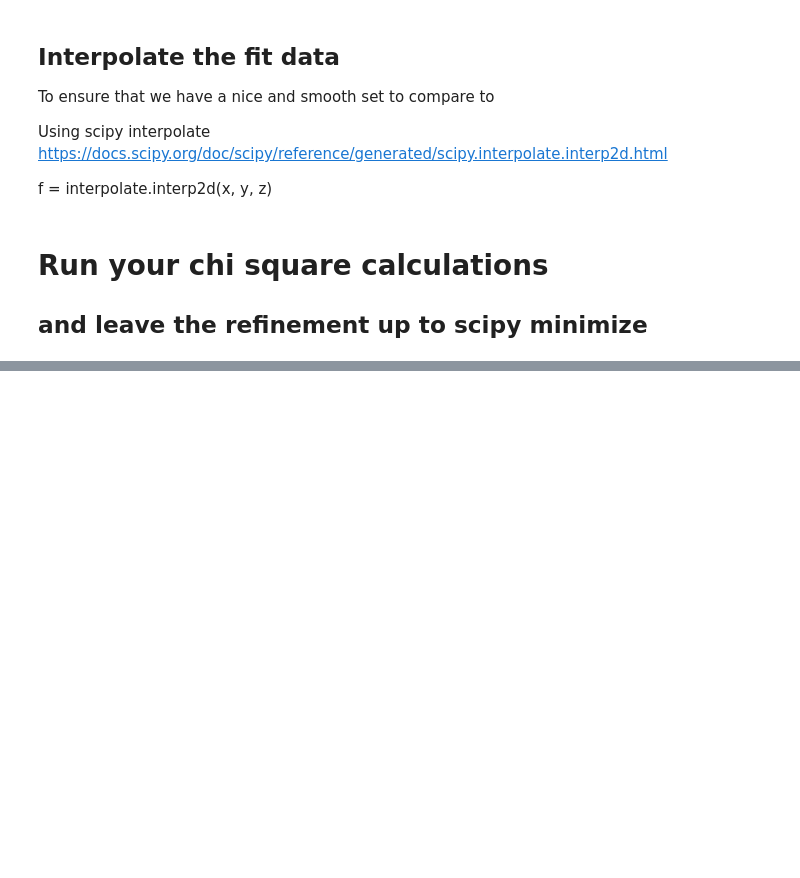
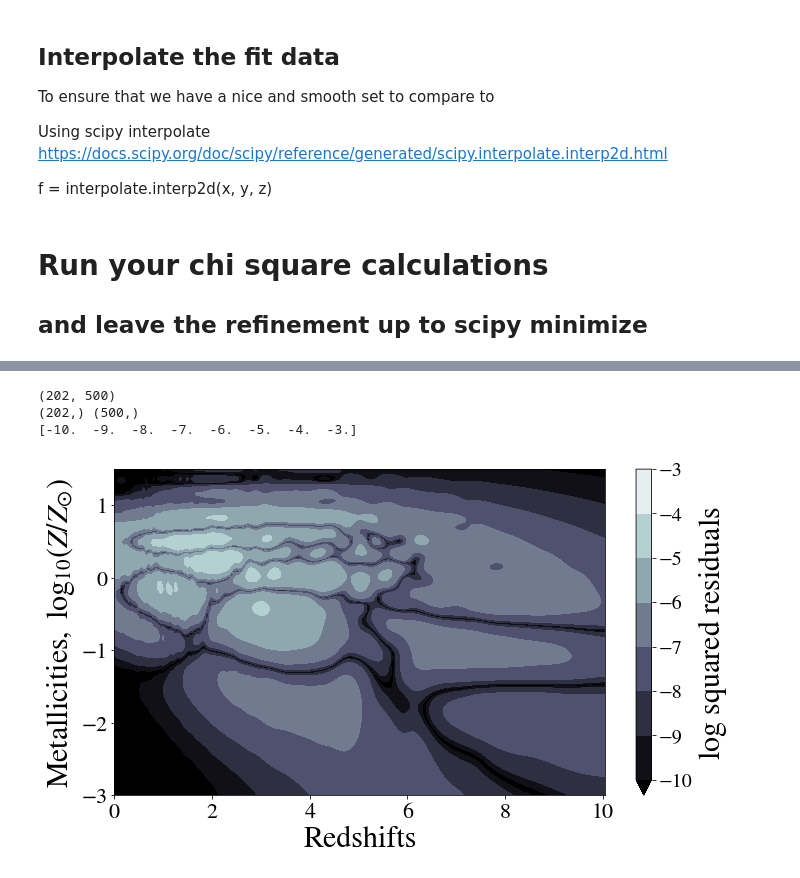
Before and after one commit to sashalvna/SFRD_fit, a Jupyter notebook: src/scripts/Notebooks/Fit_model_to_sfrdzZ.ipynb, the cells around one changed output, grey strips where cells are left out. Drawn from its saved outputs; the diff is of its cells as text; code cells hidden in the pictures; blank space fills up the shorter version.

Commit message:
added appendix figure with residuals

```diff
--- a/src/scripts/Notebooks/Fit_model_to_sfrdzZ.ipynb
+++ b/src/scripts/Notebooks/Fit_model_to_sfrdzZ.ipynb
@@ -151,12 +151,16 @@ def calc_chi_square(fit_metals, Redshifts = [],  simulation_SFRD = [],
 
     # The square of the residuals
     res_squared = ((data - model )**2)
+    #divide by N elements to get Mean Squared Error
+    #N_elements  = len(res_squared.flatten())
+    #mean_squared_err = res_squared/N_elements
+
     # Divide over the sum of the model at each redshift,
     # reduces contribution from high sfr redshifts & increases the weight where sfr is low
     chi_square = res_squared/np.sum(model, axis = 1)[:,np.newaxis]
 
     # Return sum Chi_squared and the max squared residual
-    return np.sum(chi_square), np.amax(res_squared)
+    return np.sum(chi_square), res_squared #np.amax(res_squared)
 # %% [markdown]
 # Run your chi square calculations
 
@@ -195,10 +193,20 @@ print('\nBEST FITTING PARAMETERS:')
 print('mu0 =%s, muz =%s, sigma_0 =%s, sigma_z =%s, alpha=%s'% (mu0_best, muz_best, sigma0_best, sigmaz_best, alpha_best) )
 print('sf_a =%s, sf_b =%s, sf_c =%s, sf_d =%s'% (sf_a_best, sf_b_best, sf_c_best, sf_d_best) )
 
-chi_square, max_res_square = calc_chi_square(metals_new, Redshifts = redshift_new, simulation_SFRD = SFRDnew.T,
+chi_square, res_squared = calc_chi_square(metals_new, Redshifts = redshift_new, simulation_SFRD = SFRDnew.T,
                                    muz =muz_best, mu_0 =mu0_best,sigma0 =sigma0_best, sigmaz=sigmaz_best,alpha=alpha_best,
                                    sf_a =sf_a_best, sf_b=sf_b_best, sf_c=sf_c_best, sf_d=sf_d_best)
-print('chi_square',chi_square, 'max_res_square', max_res_square)
+print('chi_square',chi_square, 'max_res_squared', np.amax(res_squared) )
+
+# Calculate standard error on params
+from numpy.linalg import inv
+N_elements  = len(res_squared.flatten())
+v = res['fun']/   N_elements  # variance of residuals, sse/n
+var = v*inv(res['hess_inv'])
+se = np.sqrt(np.diag(var))
+print('standard error', se)
+# for i, val in enumerate(res['x']):
+#     print(np.round(val,3), ' pm ',  np.round(se[i],4) )
 # %% [output]
 True Optimization terminated successfully. N iterations:  35
 
@@ -213,0 +232,46 @@ if res.success:
+# %%
+############################
+##PLOT setttings
+from matplotlib import rc
+import matplotlib
+from matplotlib import ticker, cm
+rc('font',**{'family':'sans-serif','sans-serif':['Helvetica']})
+plt.rc('font', family='serif')
+matplotlib.rcParams['mathtext.fontset'] = 'stix'
+matplotlib.rcParams['font.family'] = 'STIXGeneral'
+
+print(np.shape(res_squared))
+print(np.shape(redshift_new),np.shape(metals_new))
+Zsun = 0.014 # Solar metallicity
+
+########################
+fig, ax = plt.subplots(figsize = (11,6))
+
+X,Y = np.meshgrid(redshift_new,  np.log10(metals_new/Zsun))
+
+levs = np.linspace(-10, -3, num=8)
+print(levs)
+cs = plt.contourf(X, Y, np.log10(res_squared.T),
+                  levs, cmap ="bone",extend ='min')
+#                   locator = ticker.LogLocator(),
+#                   levs, norm=mpl.colors.LogNorm(),
+
+cbar = plt.colorbar(cs)
+cbar.ax.set_ylabel('$\log$ squared residuals', fontsize = 30)
+cbar.ax.tick_params(labelsize=20)
+
+######
+# Plot values
+ax.set_xlabel('Redshifts', fontsize = 30)
+ax.set_ylabel('$\mathrm{Metallicities}, \ \log_{10}(Z/Z_{\odot})$', fontsize = 30)
+ax.tick_params(axis='both', which='major', labelsize=22)
+ax.tick_params(axis='both', which='minor', labelsize=22)
+plt.ylim(-3,1.5)
+
+plt.savefig(paths.figures / 'log_squared_res.pdf',  bbox_inches='tight')
+plt.show()
+# %% [output]
+(202, 500)
+(202,) (500,)
+[-10.  -9.  -8.  -7.  -6.  -5.  -4.  -3.]
+[figure, added]
```
Also changed, not shown: parts of 4 cells of this notebook, 7 other files.
